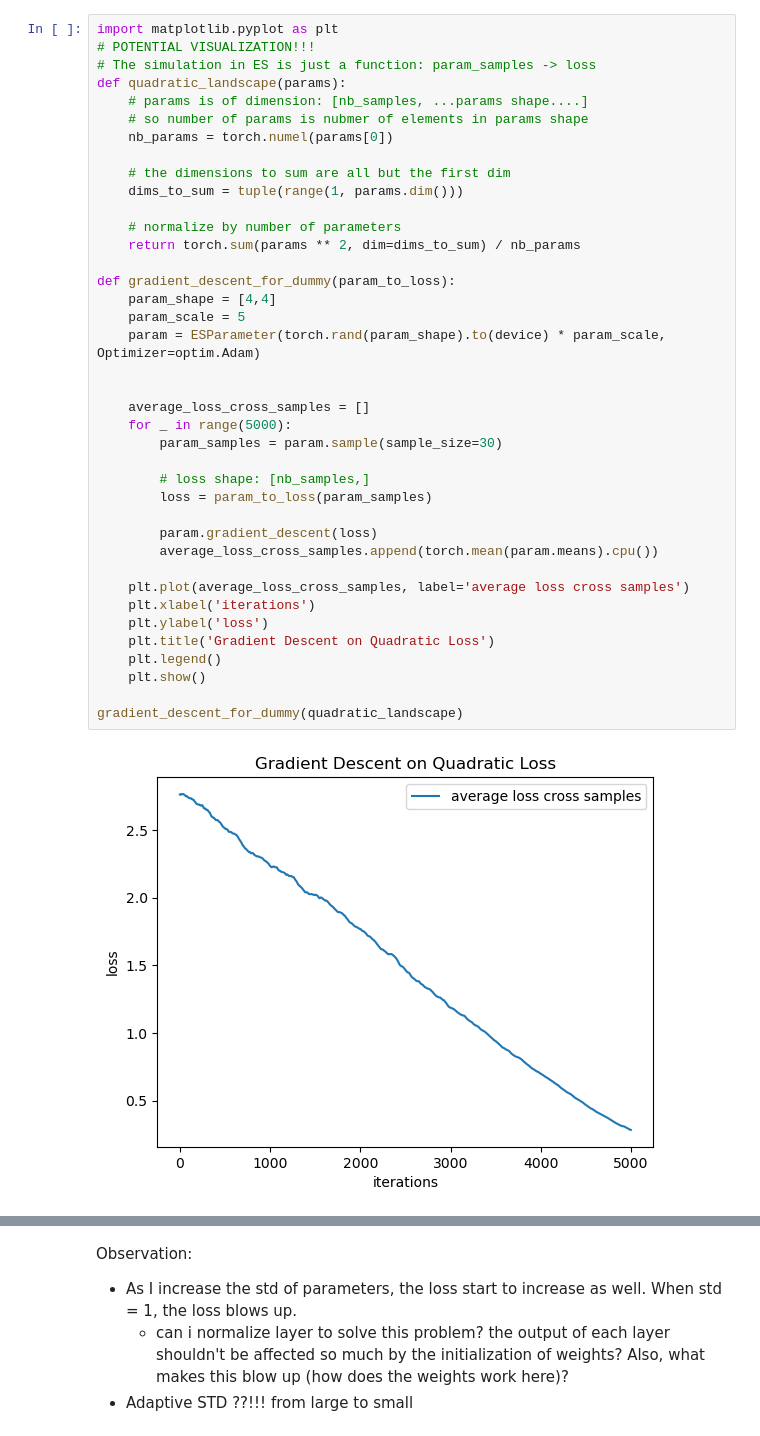
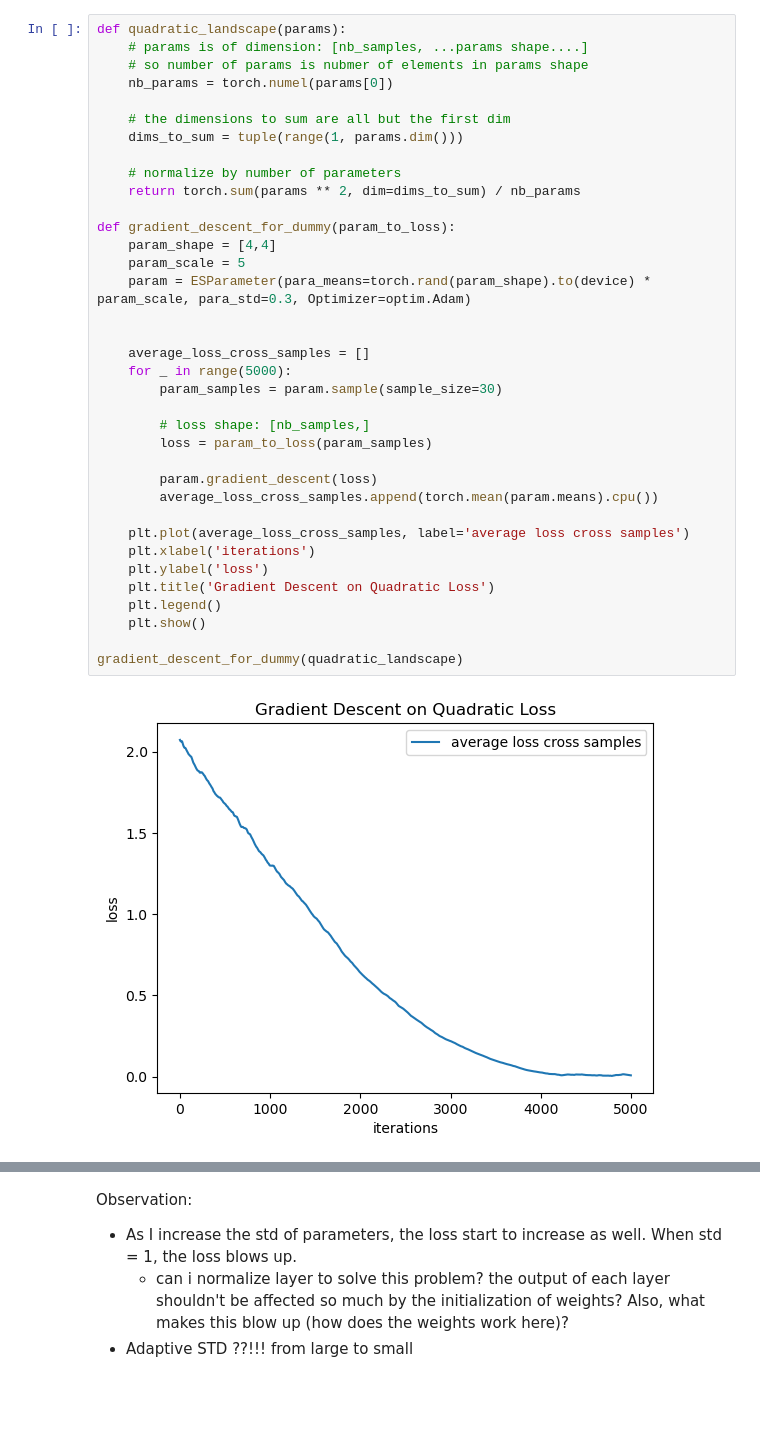
Before and after one commit to PrashubhAtri/heterogeneousSNNs, a Jupyter notebook: Baselines/SNNs/Evolution/archives/Test Evolution Strategy.ipynb, the cells around one changed output, grey strips where cells are left out. Saved outputs shown, nothing was run; the diff lists cells and outputs as text; blank space fills up the shorter version.

```diff
--- a/Baselines/SNNs/Evolution/Evolution Baseline.ipynb
+++ b/Baselines/SNNs/Evolution/archives/Test Evolution Strategy.ipynb
@@ -372,9 +44,6 @@ plot_landscape()
 # %% [output]
 [figure]
 # %%
-import matplotlib.pyplot as plt
-# POTENTIAL VISUALIZATION!!!
-# The simulation in ES is just a function: param_samples -> loss
 def quadratic_landscape(params):
     # params is of dimension: [nb_samples, ...params shape....]
     # so number of params is nubmer of elements in params shape
@@ -383,32 +52,32 @@ def quadratic_landscape(params):
     # the dimensions to sum are all but the first dim
     dims_to_sum = tuple(range(1, params.dim()))
 
     # normalize by number of parameters
     return torch.sum(params ** 2, dim=dims_to_sum) / nb_params
 
 def gradient_descent_for_dummy(param_to_loss):
     param_shape = [4,4]
     param_scale = 5
-    param = ESParameter(torch.rand(param_shape).to(device) * param_scale, Optimizer=optim.Adam)
+    param = ESParameter(para_means=torch.rand(param_shape).to(device) * param_scale, para_std=0.3, Optimizer=optim.Adam)
 
 
     average_loss_cross_samples = []
     for _ in range(5000):
         param_samples = param.sample(sample_size=30)
 
         # loss shape: [nb_samples,]
         loss = param_to_loss(param_samples)
 
         param.gradient_descent(loss)
         average_loss_cross_samples.append(torch.mean(param.means).cpu())
 
     plt.plot(average_loss_cross_samples, label='average loss cross samples')
     plt.xlabel('iterations')
     plt.ylabel('loss')
     plt.title('Gradient Descent on Quadratic Loss')
     plt.legend()
     plt.show()
 
 gradient_descent_for_dummy(quadratic_landscape)
 # %% [output]
-[figure, old version]
+[figure, new version]
```
Also changed, not shown: parts of 32 cells of this notebook, 5 other files.
